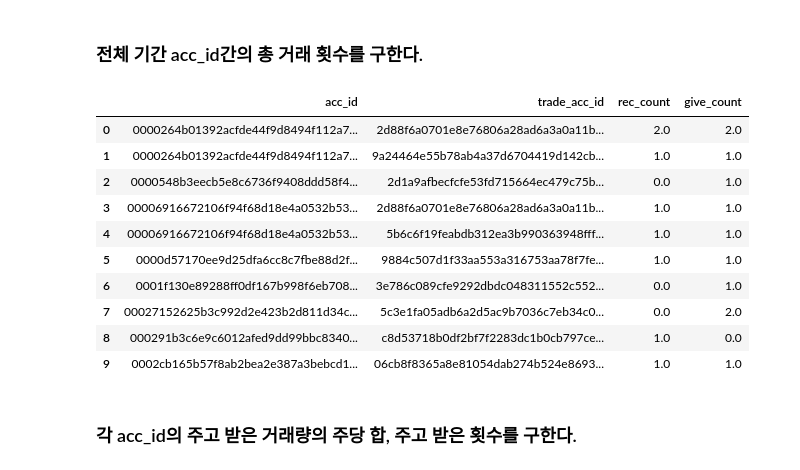
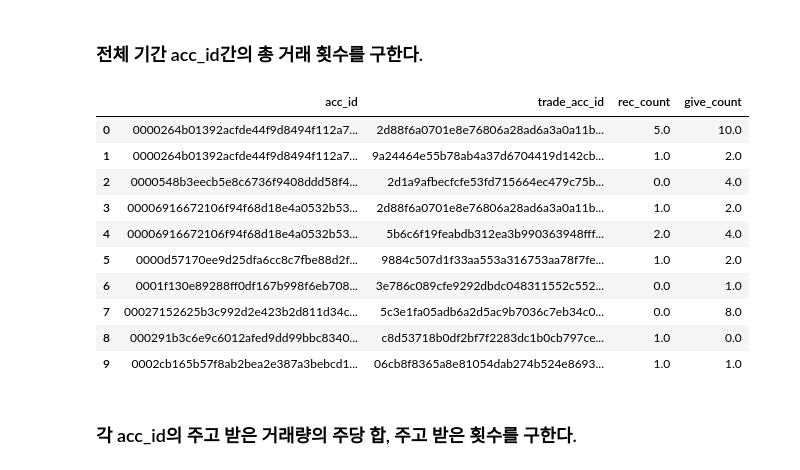
Before and after one commit to kynk94/BladeSoul-Exituser-Prediction, a Jupyter notebook: 2.정제/trade/trade.ipynb, the cells around one changed output. Saved outputs shown, nothing was run; the diff lists cells and outputs as text; code cells hidden in the pictures.

```diff
--- a/2.정제/trade/trade.ipynb
+++ b/2.정제/trade/trade.ipynb
@@ -62,6 +62,7 @@ costume = to_trade[to_trade['item_type']=='costume'].rename(columns={
 # %%
 total_trade = money.merge(grocery, how='outer').merge(gem, how='outer').merge(accessory, how='outer').merge(weapon, how='outer').merge(costume, how='outer')
 total_trade = total_trade.sort_values(by=list(total_trade.columns)).reset_index(drop=True)
+total_trade['trade_count'] = total_trade[[i for i in list(total_trade.columns) if 'count' in i]].sum(axis=1)
 total_trade.head()
 # %% [output]
 |  | acc_id | trade_week | source_acc_id | target_acc_id | money_trade_count | money_sum | grocery_trade_count | ... |
@@ -73,27 +74,25 @@ total_trade.head()
 # %% [markdown]
 ### 전체 기간 acc_id간의 총 거래 횟수를 구한다.
 # %%
-source_count = total_trade.groupby(['acc_id', 'source_acc_id']).agg({'source_acc_id': 'count'})
-source_count.columns = ['rec_count']
-source_count = source_count.reset_index(drop=False).rename(columns={'source_acc_id': 'trade_acc_id'})
+source_count = total_trade.groupby(['acc_id', 'source_acc_id']).agg({'trade_count': 'sum'}).reset_index()
+source_count.rename(columns={'source_acc_id': 'trade_acc_id', 'trade_count': 'rec_count'}, inplace=True)
 
-target_count = total_trade.groupby(['acc_id', 'target_acc_id']).agg({'target_acc_id': 'count'})
-target_count.columns = ['give_count']
-target_count = target_count.reset_index(drop=False).rename(columns={'target_acc_id': 'trade_acc_id'})
+target_count = total_trade.groupby(['acc_id', 'target_acc_id']).agg({'trade_count': 'sum'}).reset_index()
+target_count.rename(columns={'target_acc_id': 'trade_acc_id', 'trade_count': 'give_count'}, inplace=True)
 
 total_count = pd.merge(source_count, target_count,
                        how='outer').sort_values(by=['acc_id', 'trade_acc_id']).reset_index(drop=True).fillna(0)
 total_count.head(10)
 # %% [output]
 |  | acc_id | trade_acc_id | rec_count | give_count |
-| 0 | 0000264b01392acfde44f9d8494f112a7... | 2d88f6a0701e8e76806a28ad6a3a0a11b... | 2.0 | 2.0 |
-| 1 | 0000264b01392acfde44f9d8494f112a7... | 9a24464e55b78ab4a37d6704419d142cb... | 1.0 | 1.0 |
-| 2 | 0000548b3eecb5e8c6736f9408ddd58f4... | 2d1a9afbecfcfe53fd715664ec479c75b... | 0.0 | 1.0 |
-| 3 | 00006916672106f94f68d18e4a0532b53... | 2d88f6a0701e8e76806a28ad6a3a0a11b... | 1.0 | 1.0 |
-| 4 | 00006916672106f94f68d18e4a0532b53... | 5b6c6f19feabdb312ea3b990363948fff... | 1.0 | 1.0 |
-| 5 | 0000d57170ee9d25dfa6cc8c7fbe88d2f... | 9884c507d1f33aa553a316753aa78f7fe... | 1.0 | 1.0 |
+| 0 | 0000264b01392acfde44f9d8494f112a7... | 2d88f6a0701e8e76806a28ad6a3a0a11b... | 5.0 | 10.0 |
+| 1 | 0000264b01392acfde44f9d8494f112a7... | 9a24464e55b78ab4a37d6704419d142cb... | 1.0 | 2.0 |
+| 2 | 0000548b3eecb5e8c6736f9408ddd58f4... | 2d1a9afbecfcfe53fd715664ec479c75b... | 0.0 | 4.0 |
+| 3 | 00006916672106f94f68d18e4a0532b53... | 2d88f6a0701e8e76806a28ad6a3a0a11b... | 1.0 | 2.0 |
+| 4 | 00006916672106f94f68d18e4a0532b53... | 5b6c6f19feabdb312ea3b990363948fff... | 2.0 | 4.0 |
+| 5 | 0000d57170ee9d25dfa6cc8c7fbe88d2f... | 9884c507d1f33aa553a316753aa78f7fe... | 1.0 | 2.0 |
 | 6 | 0001f130e89288ff0df167b998f6eb708... | 3e786c089cfe9292dbdc048311552c552... | 0.0 | 1.0 |
-| 7 | 00027152625b3c992d2e423b2d811d34c... | 5c3e1fa05adb6a2d5ac9b7036c7eb34c0... | 0.0 | 2.0 |
+| 7 | 00027152625b3c992d2e423b2d811d34c... | 5c3e1fa05adb6a2d5ac9b7036c7eb34c0... | 0.0 | 8.0 |
 | 8 | 000291b3c6e9c6012afed9dd99bbc8340... | c8d53718b0df2bf7f2283dc1b0cb797ce... | 1.0 | 0.0 |
 | 9 | 0002cb165b57f8ab2bea2e387a3bebcd1... | 06cb8f8365a8e81054dab274b524e8693... | 1.0 | 1.0 |
 # %% [markdown]
```
Also changed, not shown: parts of 1 cell of this notebook.
